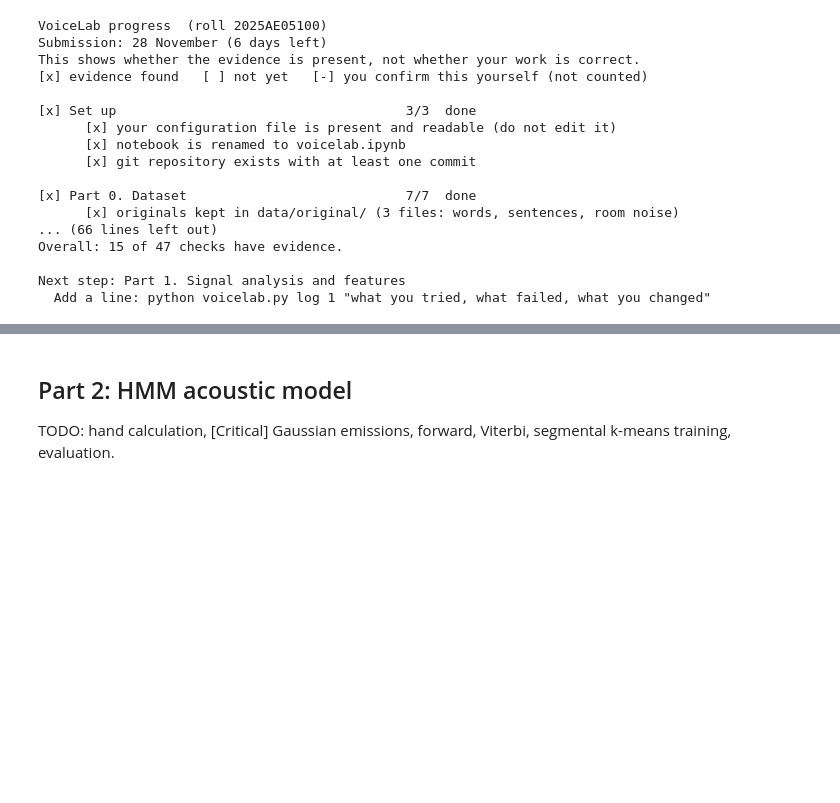
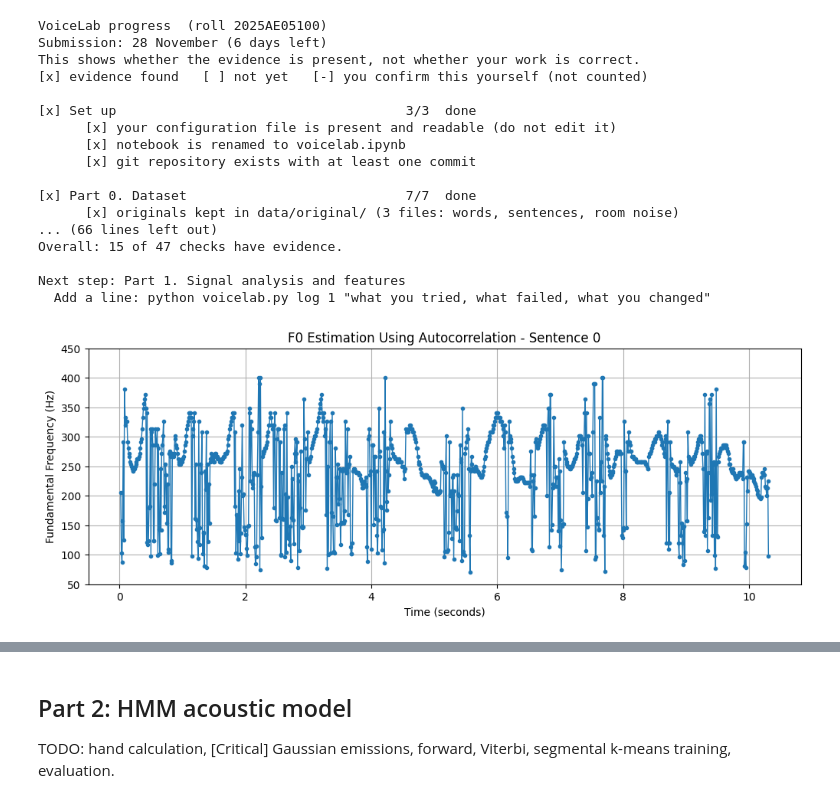
Before and after one commit to minakshi171/2025AE05100-speech-processing_assignment, a Jupyter notebook: voicelab.ipynb, the cells around one changed output, grey strips where cells are left out. Drawn from its saved outputs; the diff is of its cells as text; code cells hidden in the pictures; blank space fills up the shorter version.

Commit message:
Part 1 F0 autocorrelation

```diff
--- a/voicelab.ipynb
+++ b/voicelab.ipynb
@@ -216,3 +216,103 @@ Next step: Part 1. Signal analysis and features
 # %%
 # [Critical] F0 by autocorrelation on your sentences: write it yourself.
 # savefig('p1_f0_sent0')
+# %%
+
+import numpy as np
+import matplotlib.pyplot as plt
+
+def estimate_f0_autocorrelation(x, fs):
+
+    # Convert audio to NumPy array
+    x = np.asarray(x, dtype=float)
+
+    # Remove DC component
+    x = x - np.mean(x)
+
+    # Frame settings
+    frame_length = int(0.040 * fs)  # 40 milliseconds
+    hop_length = int(0.010 * fs)    # 10 milliseconds
+
+    # Expected human voice pitch range
+    min_f0 = 70
+    max_f0 = 400
+
+    min_lag = int(fs / max_f0)
+    max_lag = int(fs / min_f0)
+
+    f0_values = []
+    times = []
+
+    # Process audio frame by frame
+    for start in range(0, len(x) - frame_length + 1, hop_length):
+
+        frame = x[start:start + frame_length]
+
+        # Apply Hann window
+        frame = frame * np.hanning(frame_length)
+
+        # Reject silent frames
+        if np.sqrt(np.mean(frame ** 2)) < 0.005:
+            f0_values.append(np.nan)
+            times.append((start + frame_length / 2) / fs)
+            continue
+
+        # Calculate autocorrelation
+        correlation = np.correlate(frame, frame, mode='full')
+        correlation = correlation[len(frame)-1:]
+
+        # Search for the best pitch lag
+        search = correlation[min_lag:max_lag + 1]
+
+        if len(search) == 0 or np.max(search) <= 0:
+            f0_values.append(np.nan)
+
+        else:
+            best_index = np.argmax(search)
+            best_lag = min_lag + best_index
+
+            # Reject unreliable pitch estimates
+            if search[best_index] / (correlation[0] + 1e-10) < 0.30:
+                f0_values.append(np.nan)
+            else:
+                f0_values.append(fs / best_lag)
+
+        times.append((start + frame_length / 2) / fs)
+
+    return np.array(times), np.array(f0_values)
+
+
+# Load first sentence recording
+x, fs = load_wav('data/sentences/sent_0.wav', sr=fe['sr'])
+
+# Estimate fundamental frequency
+times, f0 = estimate_f0_autocorrelation(x, fs)
+
+# Plot F0 contour
+plt.figure(figsize=(12, 4))
+plt.plot(times, f0, marker='.', linewidth=1)
+
+plt.xlabel('Time (seconds)')
+plt.ylabel('Fundamental Frequency (Hz)')
+plt.title('F0 Estimation Using Autocorrelation - Sentence 0')
+plt.ylim(50, 450)
+plt.grid(True)
+
+# Save figure for report
+savefig('p1_f0_sent0')
+plt.show()
+
+# Display pitch statistics
+valid_f0 = f0[~np.isnan(f0)]
+
+print("Total frames:", len(f0))
+print("Voiced frames:", len(valid_f0))
+
+if len(valid_f0) > 0:
+    print("Average F0:", np.mean(valid_f0), "Hz")
+    print("Minimum F0:", np.min(valid_f0), "Hz")
+    print("Maximum F0:", np.max(valid_f0), "Hz")
+else:
+    print("No reliable voiced frames detected.")
+# %% [output]
+[figure, added]
```
Also changed, not shown: parts of 1 cell of this notebook, 2 other files.
